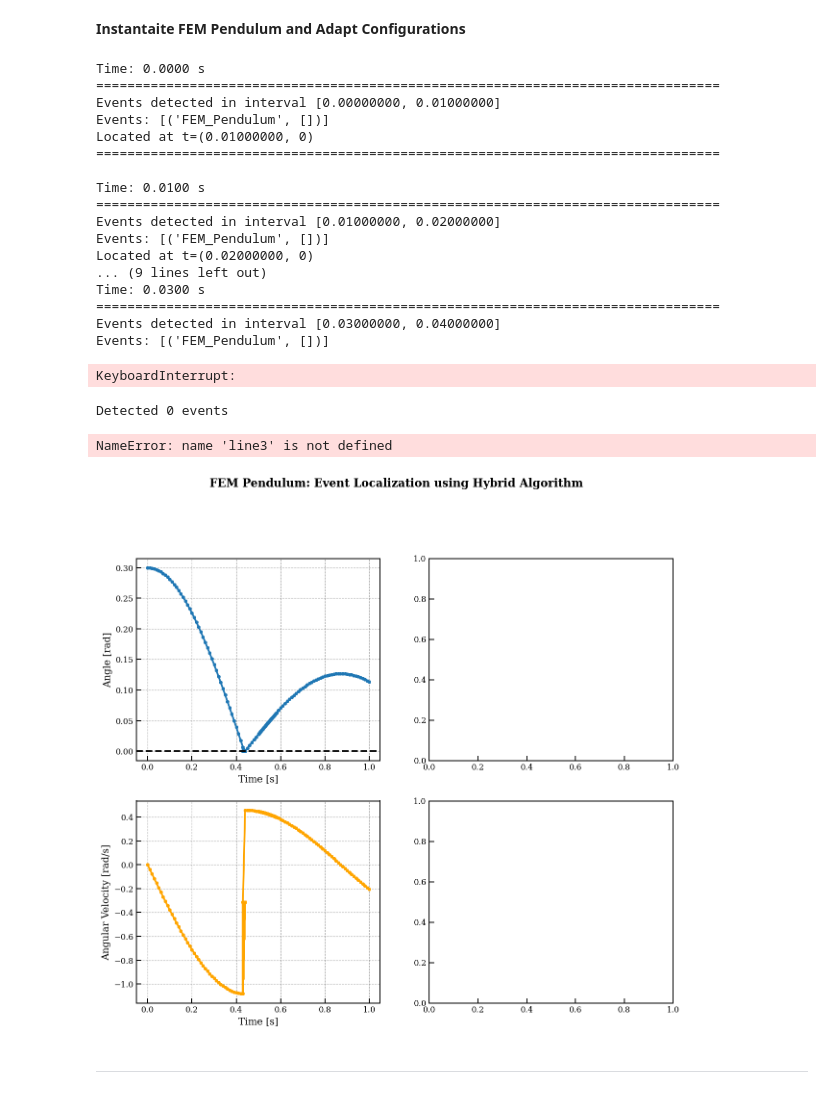
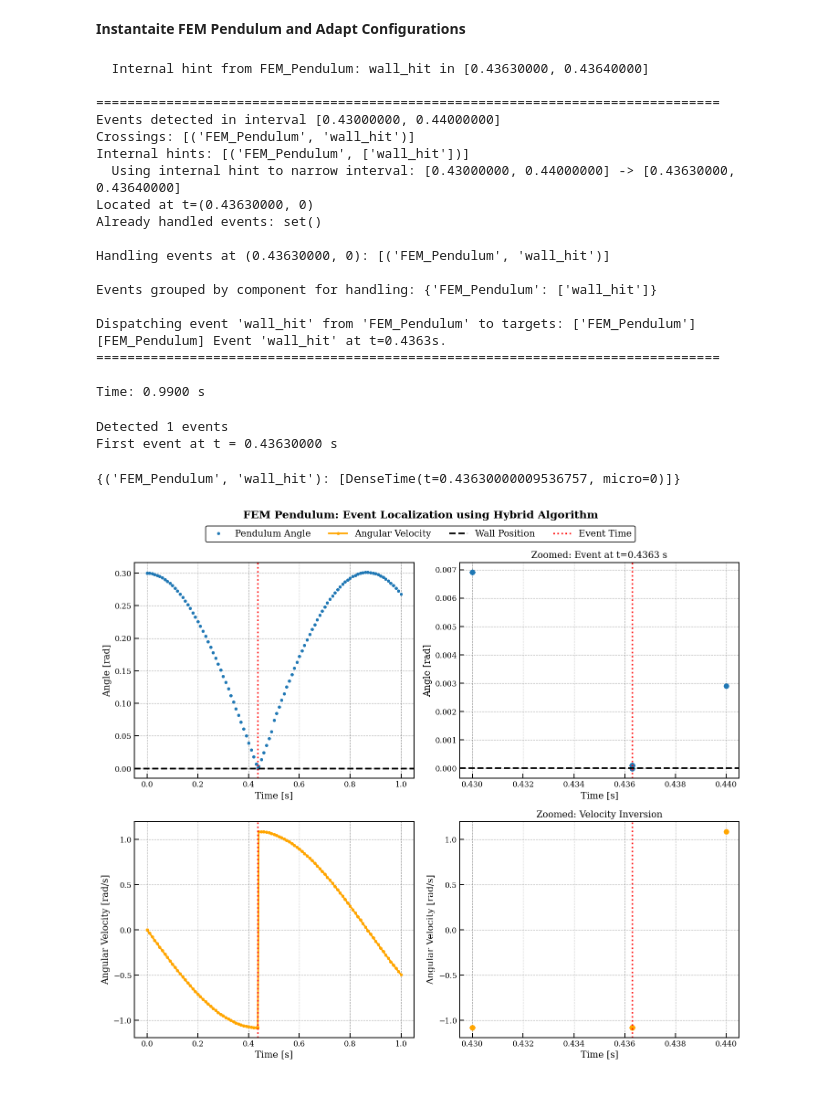
Before and after one commit to FlorianFrech/SystemSimulation, a Jupyter notebook: demos/ControlledPendulum/MyModels/FEM/fem_test4_event_detection.ipynb, the cells around one changed output. Cells and saved outputs as stored; diff of their text form; code cells hidden in the pictures.

```diff
--- a/demos/ControlledPendulum/MyModels/FEM/fem_test4_event_detection.ipynb
+++ b/demos/ControlledPendulum/MyModels/FEM/fem_test4_event_detection.ipynb
@@ -32,7 +32,7 @@ mesh_params = config.MeshParameters()
 mesh_params.max_element_size = 0.1 / 6
 
 init_params = config.InitialConditionParameters()
-init_params.angular_position_deg = np.rad2deg(0.2)  # Initial angle
+init_params.angular_position_deg = np.rad2deg(0.3)  # Initial angle
 init_params.angular_velocity = 0
 q0 = np.deg2rad(init_params.angular_position_deg)
 init_params.drive_torque = 0 # Nm
@@ -95,24 +95,25 @@ dt = 0.01  # Macro step size
 
 system.run(t0=t_start, tf=t_end, dt=dt)
 # %% [output]
-Time: 0.0000 s
+  Internal hint from FEM_Pendulum: wall_hit in [0.43630000, 0.43640000]
+
 ================================================================================
-Events detected in interval [0.00000000, 0.01000000]
-Events: [('FEM_Pendulum', [])]
-Located at t=(0.01000000, 0)
+Events detected in interval [0.43000000, 0.44000000]
+Crossings: [('FEM_Pendulum', 'wall_hit')]
+Internal hints: [('FEM_Pendulum', ['wall_hit'])]
+  Using internal hint to narrow interval: [0.43000000, 0.44000000] -> [0.43630000, 0.43640000]
+Located at t=(0.43630000, 0)
+Already handled events: set()
+
+Handling events at (0.43630000, 0): [('FEM_Pendulum', 'wall_hit')]
+
+Events grouped by component for handling: {'FEM_Pendulum': ['wall_hit']}
+
+Dispatching event 'wall_hit' from 'FEM_Pendulum' to targets: ['FEM_Pendulum']
+[FEM_Pendulum] Event 'wall_hit' at t=0.4363s.
 ================================================================================
 
-Time: 0.0100 s
-================================================================================
-Events detected in interval [0.01000000, 0.02000000]
-Events: [('FEM_Pendulum', [])]
-Located at t=(0.02000000, 0)
-... (9 lines left out)
-Time: 0.0300 s
-================================================================================
-Events detected in interval [0.03000000, 0.04000000]
-Events: [('FEM_Pendulum', [])]
+Time: 0.9900 s
-KeyboardInterrupt:
 # %%
 # 7) Extract and plot results
 history = system.get_history()
@@ -132,7 +133,12 @@ print(f"\nDetected {len(event_times)} events")
 if t_event:
     print(f"First event at t = {t_event.t:.8f} s")
 # %% [output]
-Detected 0 events
+Detected 1 events
+First event at t = 0.43630000 s
+# %%
+event_history
+# %% [output]
+{('FEM_Pendulum', 'wall_hit'): [DenseTime(t=0.43630000009536757, micro=0)]}
 # %%
 # 8) Visualization
 fig, axs = plt.subplots(2, 2, figsize=(12, 10))
@@ -140,7 +146,7 @@ fig.suptitle('FEM Pendulum: Event Localization using Hybrid Algorithm',
              fontweight='bold', fontsize=14, y=1.02)
 
 # Top left: Full angle trajectory
-line1, = axs[0, 0].plot(t_vals, q_vals, label='Pendulum Angle', marker='o', markersize=3)
+line1, = axs[0, 0].plot(t_vals, q_vals, label='Pendulum Angle', marker='o', markersize=3, linestyle='None')
 line2  = axs[0, 0].axhline(0, color='k', linestyle='--', label='Wall Position')
 if t_event:
     line3 = axs[0, 0].axvline(t_event.t, color='red', linestyle=':', linewidth=2,
@@ -153,41 +159,38 @@ axs[0, 0].grid()
 if t_event:
     zoom_window = 0.01
     mask = (t_vals >= t_event.t - zoom_window) & (t_vals <= t_event.t + zoom_window)
-    axs[0, 1].plot(t_vals[mask], q_vals[mask], 'o-', markersize=6)
+    axs[0, 1].plot(t_vals[mask], q_vals[mask], 'o', markersize=6)
     axs[0, 1].axhline(0, color='k', linestyle='--')
     axs[0, 1].axvline(t_event.t, color='red', linestyle=':', linewidth=2)
     axs[0, 1].set_xlabel('Time [s]')
     axs[0, 1].set_ylabel('Angle [rad]')
     axs[0, 1].set_title(f'Zoomed: Event at t={t_event.t:.4f} s')
     axs[0, 1].grid()
 
 # Bottom left: Full angular velocity
 line4, = axs[1, 0].plot(t_vals, omega_vals, color='orange', label='Angular Velocity', marker='o', markersize=3)
 
 if t_event:
     axs[1, 0].axvline(t_event.t, color='red', linestyle=':', linewidth=2)
 axs[1, 0].set_xlabel('Time [s]')
 axs[1, 0].set_ylabel('Angular Velocity [rad/s]')
 axs[1, 0].grid()
 
 # Bottom right: Zoomed velocity near event
 if t_event:
-    axs[1, 1].plot(t_vals[mask], omega_vals[mask], 'o-', color='orange', markersize=6)
+    axs[1, 1].plot(t_vals[mask], omega_vals[mask], 'o', color='orange', markersize=6)
     axs[1, 1].axvline(t_event.t, color='red', linestyle=':', linewidth=2)
     axs[1, 1].set_xlabel('Time [s]')
     axs[1, 1].set_ylabel('Angular Velocity [rad/s]')
     axs[1, 1].set_title('Zoomed: Velocity Inversion')
     axs[1, 1].grid()
 
 signals = [line1, line4, line2, line3]#, line5]
 labels =  [s.get_label() for s in signals if s is not None]
 fig.legend(signals, labels, loc='upper center', bbox_to_anchor=(0.5, 1), ncol=5)
 
 plt.tight_layout()
 plt.savefig('../figures/Hybrid/test_2_location_FEM.svg')
 plt.show()
 # %% [output]
-NameError: name 'line3' is not defined
-[figure, old version]
+[figure, new version]
-# %% [markdown]
-----------------------
```
Also changed, not shown: parts of 1 cell of this notebook, 24 other files.
